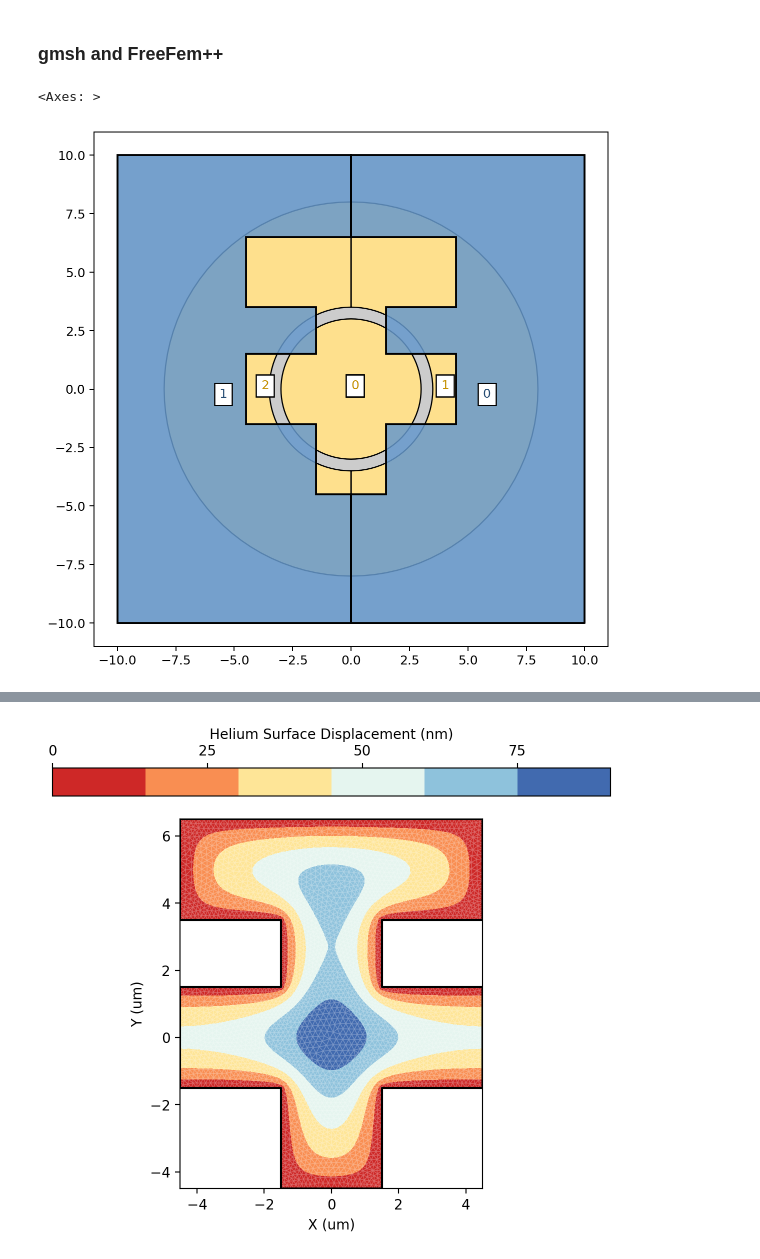
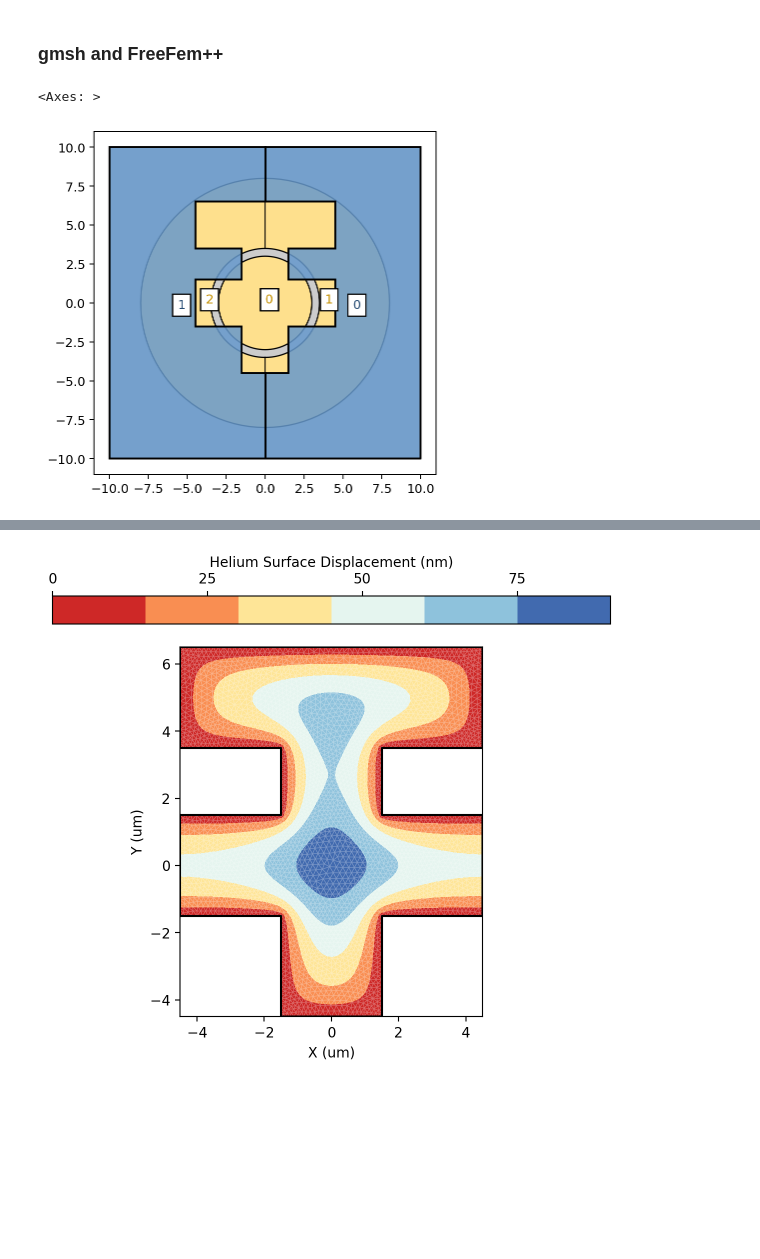
Before and after one commit to eeroqlab/zeroheliumkit, a Jupyter notebook: docs/source/notebooks/gmshfem.ipynb, the cells around one changed output, grey strips where cells are left out. Saved outputs shown, nothing was run; the diff lists cells and outputs as text; code cells hidden in the pictures; blank space fills up the shorter version.

```diff
--- a/docs/source/notebooks/gmshfem.ipynb
+++ b/docs/source/notebooks/gmshfem.ipynb
@@ -15,28 +15,28 @@ save_dir = "dump"
 ### Creating geometry
 # %%
 device = Structure()
-device.add_layer("wafer", Square(20))
-device.add_layer("gnd", Square(20))
-device.cut_polygon("gnd", Rectangle(3, 9))
-device.cut_polygon("gnd", Rectangle(9, 3))
-device.cut_polygon("gnd", Rectangle(9, 3, (0,5)))
-device.add_layer("bottom", Circle(3))
-device.add_polygon("bottom", Ring(3.5, 8))
-device.add_layer("etch", Square(20))
-device.cut_polygon("etch", device.gnd)
+device.add(Layer("wafer", Square(20)))
+device.add(Layer("gnd", Square(20)))
+device.gnd.cut(Rectangle(3, 9))
+device.gnd.cut(Rectangle(9, 3))
+device.gnd.cut(Rectangle(9, 3, (0,5)))
+device.add(Layer("bottom", Circle(3)))
+device.bottom.add(Ring(3.5, 8))
+device.add(Layer("etch", Square(20)))
+device.etch.cut(device.gnd.polygons)
 
-device.remove_holes_from_polygons("bottom")
-device.remove_holes_from_polygons("gnd")
+device.bottom.remove_holes()
+device.gnd.remove_holes()
 
 device.colors = ColorHandler({
     "wafer": GRAY,
     "bottom": YELLOW2,
     "gnd": (BLUE, 0.85)
 })
-device.quickplot(show_idx=True)
+device.quickplot(size="medium", show_idx=True)
 # %% [output]
 <Axes: >
-[figure, old version]
+[figure, new version]
 # %%
 ### Creating Mesh
 # %%
```
Also changed, not shown: parts of 10 cells of this notebook, 12 other files.
